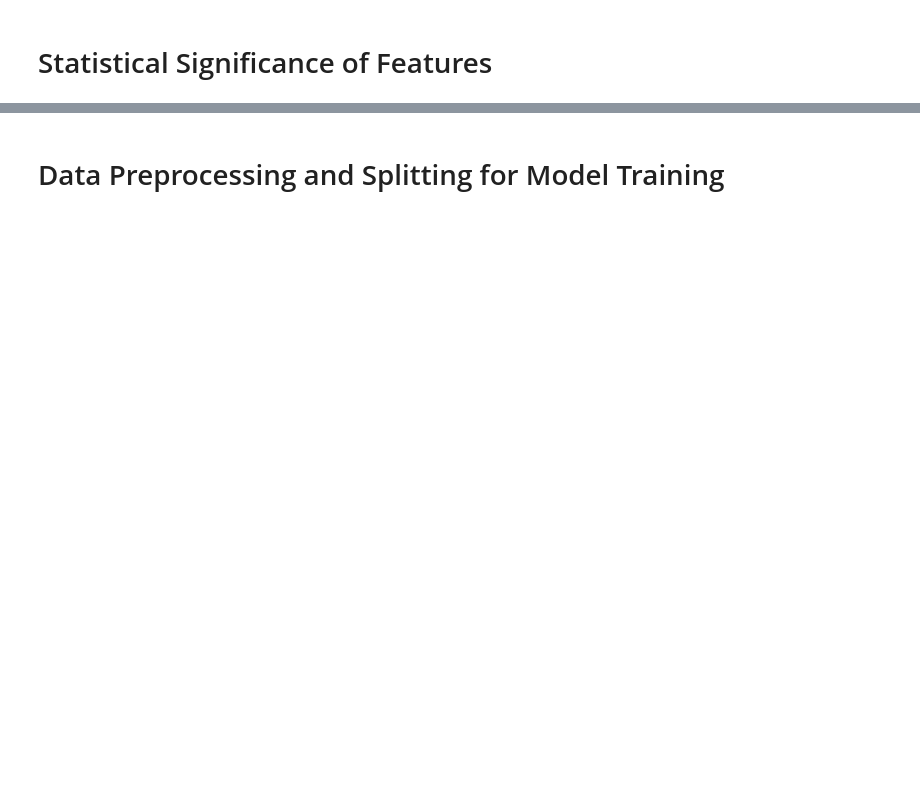
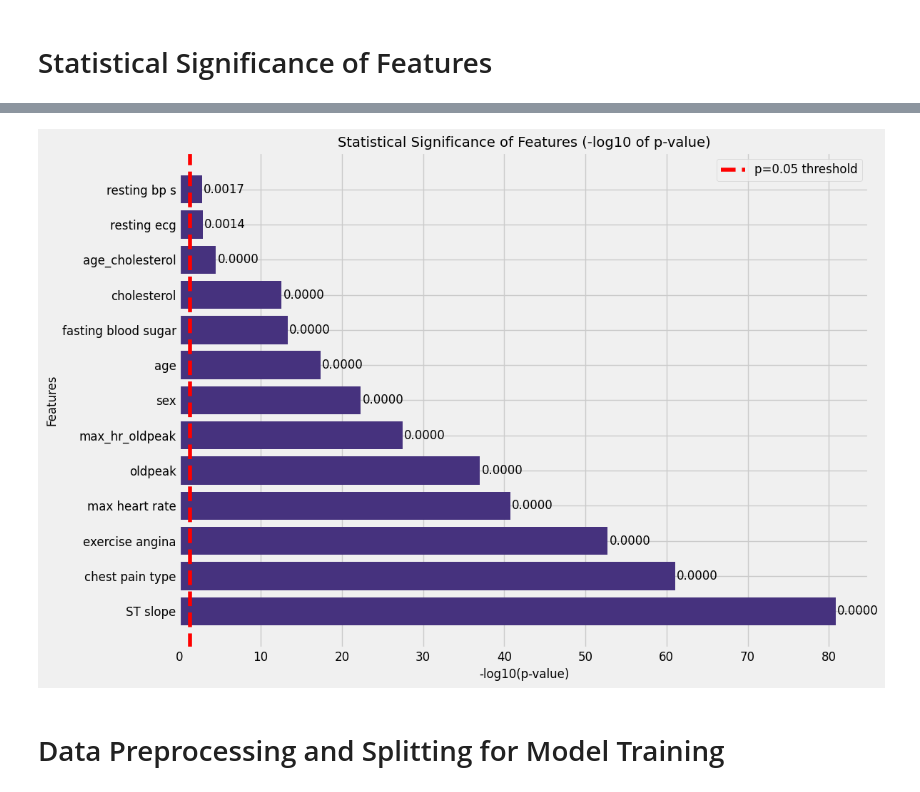
Before and after one commit to Fadi-Louise/Heart-Diseases, a Jupyter notebook: Heart Diseases.ipynb, the cells around one changed output, grey strips where cells are left out. Drawn from its saved outputs; the diff is of its cells as text; code cells hidden in the pictures; blank space fills up the shorter version.

```diff
--- a/Heart Diseases.ipynb
+++ b/Heart Diseases.ipynb
@@ -241,0 +197,71 @@ plt.show()
+# %%
+from scipy.stats import chi2_contingency, ttest_ind
+
+# Define the categorical and numerical features
+categorical_features = ['sex', 'chest pain type', 'fasting blood sugar', 'resting ecg', 'exercise angina', 'ST slope']
+numerical_features = ['age', 'resting bp s', 'cholesterol', 'max heart rate', 'oldpeak']
+target = 'heart disease'
+
+# Create interaction features
+print("Creating interaction features...")
+data['age_cholesterol'] = data['age'] * data['cholesterol']
+data['max_hr_oldpeak'] = data['max heart rate'] * data['oldpeak']
+
+# Add new features to feature list
+engineered_features = ['age_cholesterol', 'max_hr_oldpeak']
+print(f"Added engineered features: {engineered_features}")
+
+# Analyze categorical features (Chi-Square Test)
+print("\n--- Statistical Significance of Categorical Features ---")
+for feature in categorical_features:
+    contingency_table = pd.crosstab(data[feature], data[target])
+    chi2, p_value, dof, expected = chi2_contingency(contingency_table)
+    print(f"{feature}: Chi2 = {chi2:.2f}, p-value = {p_value:.4f}")
+
+# Analyze numerical features (T-Test)
+print("\n--- Statistical Significance of Numerical Features ---")
+for feature in numerical_features + engineered_features:
+    group_0 = data[data[target] == 0][feature]
+    group_1 = data[data[target] == 1][feature]
+    t_stat, p_value = ttest_ind(group_0, group_1)
+    print(f"{feature}: t-statistic = {t_stat:.2f}, p-value = {p_value:.4f}")
+
+# Visualize statistical significance of all features
+all_features = categorical_features + numerical_features + engineered_features
+p_values = []
+
+# Calculate p-values for all features
+for feature in categorical_features:
+    contingency_table = pd.crosstab(data[feature], data[target])
+    chi2, p_value, dof, expected = chi2_contingency(contingency_table)
+    p_values.append((feature, p_value))
+
+for feature in numerical_features + engineered_features:
+    group_0 = data[data[target] == 0][feature]
+    group_1 = data[data[target] == 1][feature]
+    t_stat, p_value = ttest_ind(group_0, group_1)
+    p_values.append((feature, p_value))
+
+# Sort by p-value and create dataframe
+p_values_df = pd.DataFrame(p_values, columns=['Feature', 'p-value'])
+p_values_df = p_values_df.sort_values('p-value')
+
+# Plot p-values
+plt.figure(figsize=(12, 8))
+bars = plt.barh(p_values_df['Feature'], -np.log10(p_values_df['p-value']))
+plt.axvline(x=-np.log10(0.05), color='red', linestyle='--', label='p=0.05 threshold')
+plt.xlabel('-log10(p-value)', fontsize=12)
+plt.ylabel('Features', fontsize=12)
+plt.title('Statistical Significance of Features (-log10 of p-value)', fontsize=14)
+plt.legend()
+
+# Add p-value annotations
+for i, bar in enumerate(bars):
+    plt.text(bar.get_width() + 0.2,
+             bar.get_y() + bar.get_height()/2,
+             f'{p_values_df.iloc[i]["p-value"]:.4f}',
+             va='center')
+
+plt.tight_layout()
+plt.show()
+# %% [output]
@@ -242,2 +287,3 @@ plt.show()
+[figure, added]
 # %% [markdown]
 # Data Preprocessing and Splitting for Model Training
```
Also changed, not shown: parts of 20 cells of this notebook.
